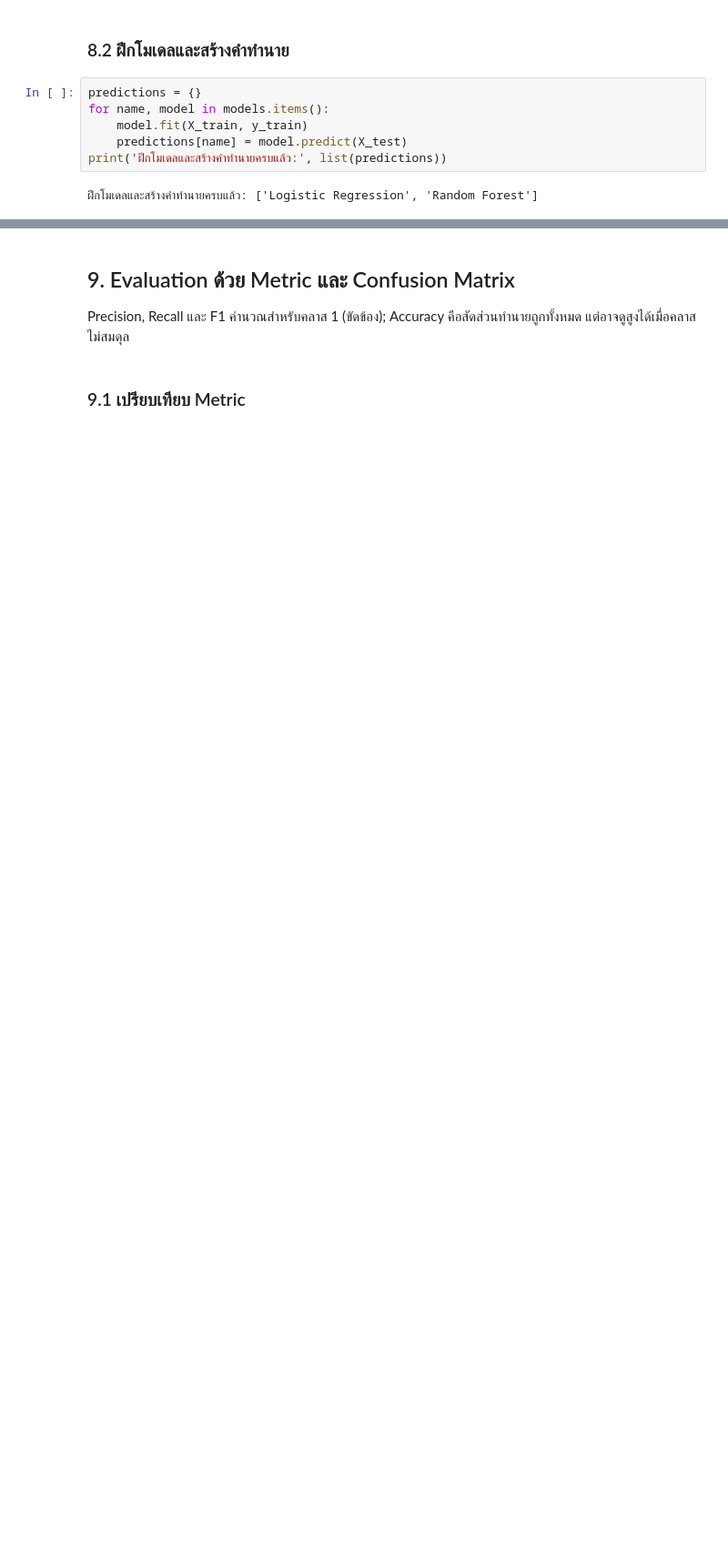
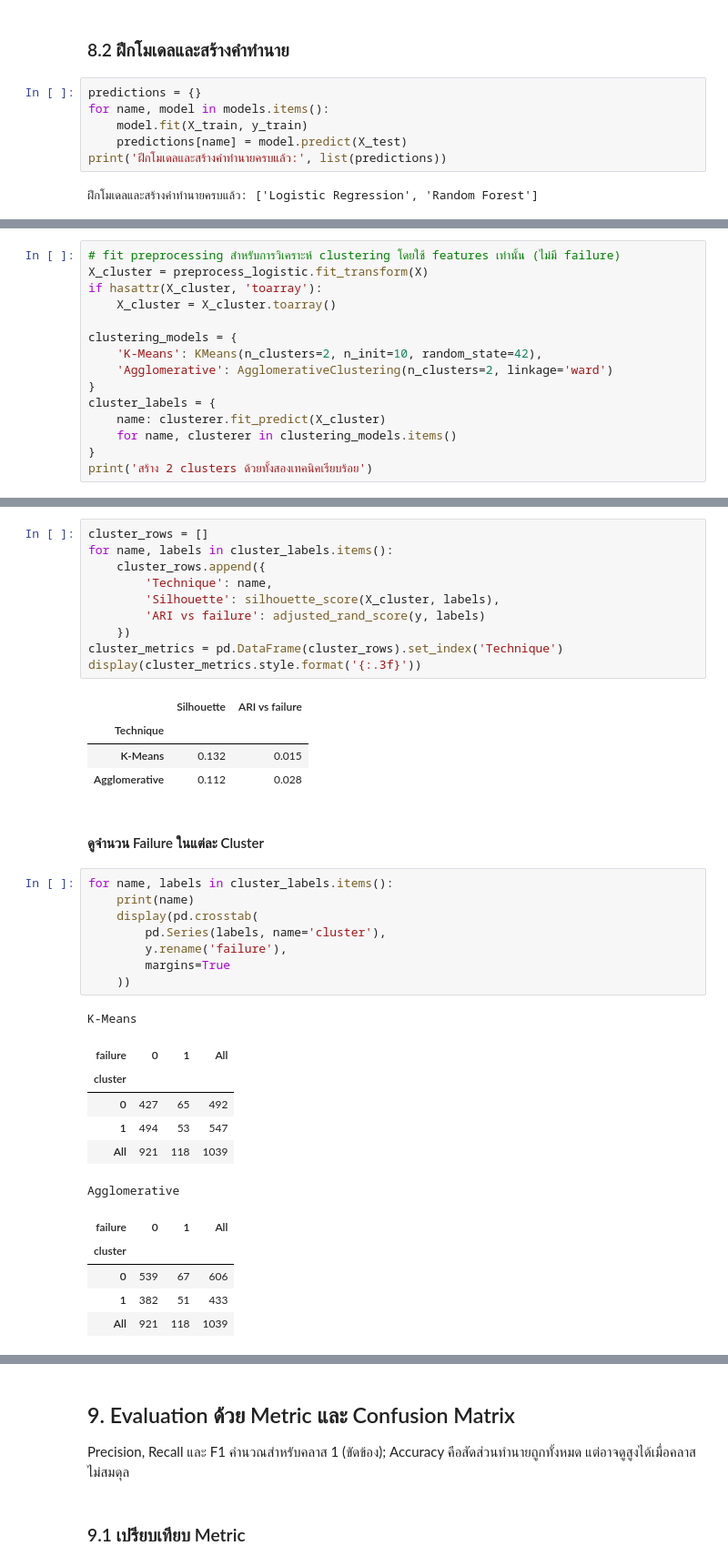
Before and after one commit to mamamhiya/Project_techer_kai, a Jupyter notebook: project.ipynb, the cells around one changed output, grey strips where cells are left out. Shown at 91% size. Saved outputs shown, nothing was run; the diff lists cells and outputs as text; blank space fills up the shorter version.

Commit message:
add Clustering

```diff
--- a/project.ipynb
+++ b/project.ipynb
@@ -418,0 +427,15 @@ print('ฝึกโมเดลและสร้างคำทำนายค
+# %%
+# fit preprocessing สำหรับการวิเคราะห์ clustering โดยใช้ features เท่านั้น (ไม่มี failure)
+X_cluster = preprocess_logistic.fit_transform(X)
+if hasattr(X_cluster, 'toarray'):
+    X_cluster = X_cluster.toarray()
+
+clustering_models = {
+    'K-Means': KMeans(n_clusters=2, n_init=10, random_state=42),
+    'Agglomerative': AgglomerativeClustering(n_clusters=2, linkage='ward')
+}
+cluster_labels = {
+    name: clusterer.fit_predict(X_cluster)
+    for name, clusterer in clustering_models.items()
+}
+print('สร้าง 2 clusters ด้วยทั้งสองเทคนิคเรียบร้อย')
@@ -418,0 +448,38 @@ print('ฝึกโมเดลและสร้างคำทำนายค
+# %%
+cluster_rows = []
+for name, labels in cluster_labels.items():
+    cluster_rows.append({
+        'Technique': name,
+        'Silhouette': silhouette_score(X_cluster, labels),
+        'ARI vs failure': adjusted_rand_score(y, labels)
+    })
+cluster_metrics = pd.DataFrame(cluster_rows).set_index('Technique')
+display(cluster_metrics.style.format('{:.3f}'))
+# %% [output]
+|  | Silhouette | ARI vs failure |
+| Technique |  |  |
+| K-Means | 0.132 | 0.015 |
+| Agglomerative | 0.112 | 0.028 |
+# %% [markdown]
+#### ดูจำนวน Failure ในแต่ละ Cluster
+# %%
+for name, labels in cluster_labels.items():
+    print(name)
+    display(pd.crosstab(
+        pd.Series(labels, name='cluster'),
+        y.rename('failure'),
+        margins=True
+    ))
+# %% [output]
+K-Means
+| failure | 0 | 1 | All |
+| cluster |  |  |  |
+| 0 | 427 | 65 | 492 |
+| 1 | 494 | 53 | 547 |
+| All | 921 | 118 | 1039 |
+Agglomerative
+| failure | 0 | 1 | All |
+| cluster |  |  |  |
+| 0 | 539 | 67 | 606 |
+| 1 | 382 | 51 | 433 |
+| All | 921 | 118 | 1039 |
```
Also changed, not shown: parts of 8 cells of this notebook.
